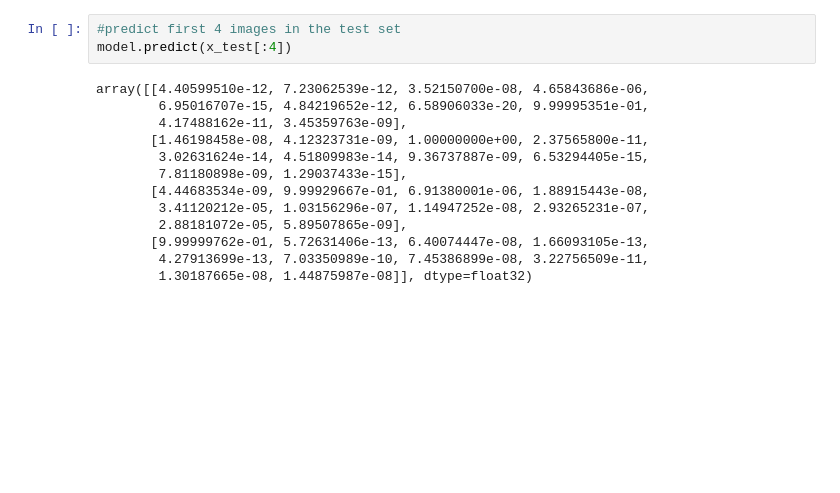
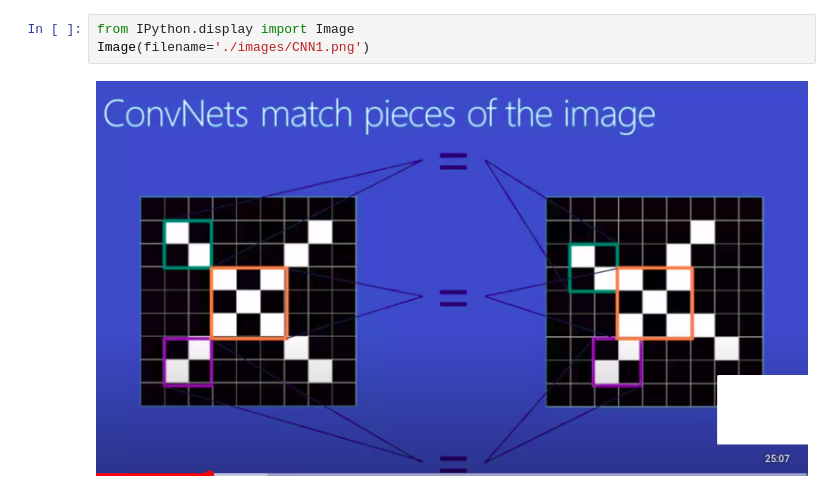
Before and after one commit to PrashanthMuthurajaiah/Deep_Learning, a Jupyter notebook: CNN.ipynb, the cells around one changed output. Cells and saved outputs as stored; diff of their text form; blank space fills up the shorter version.

```diff
--- a/CNN.ipynb
+++ b/CNN.ipynb
@@ -98,16 +1,5 @@ Epoch 4/4
-# %%
-#predict first 4 images in the test set
-model.predict(x_test[:4])
-# %% [output]
-array([[4.40599510e-12, 7.23062539e-12, 3.52150700e-08, 4.65843686e-06,
-        6.95016707e-15, 4.84219652e-12, 6.58906033e-20, 9.99995351e-01,
-        4.17488162e-11, 3.45359763e-09],
-       [1.46198458e-08, 4.12323731e-09, 1.00000000e+00, 2.37565800e-11,
-        3.02631624e-14, 4.51809983e-14, 9.36737887e-09, 6.53294405e-15,
-        7.81180898e-09, 1.29037433e-15],
-       [4.44683534e-09, 9.99929667e-01, 6.91380001e-06, 1.88915443e-08,
-        3.41120212e-05, 1.03156296e-07, 1.14947252e-08, 2.93265231e-07,
-        2.88181072e-05, 5.89507865e-09],
-       [9.99999762e-01, 5.72631406e-13, 6.40074447e-08, 1.66093105e-13,
-        4.27913699e-13, 7.03350989e-10, 7.45386899e-08, 3.22756509e-11,
-        1.30187665e-08, 1.44875987e-08]], dtype=float32)
+# %%
+from IPython.display import Image
+Image(filename='./images/CNN1.png')
+# %% [output]
+[figure, added]
```
Also changed, not shown: parts of 23 cells of this notebook, 26 other files.
